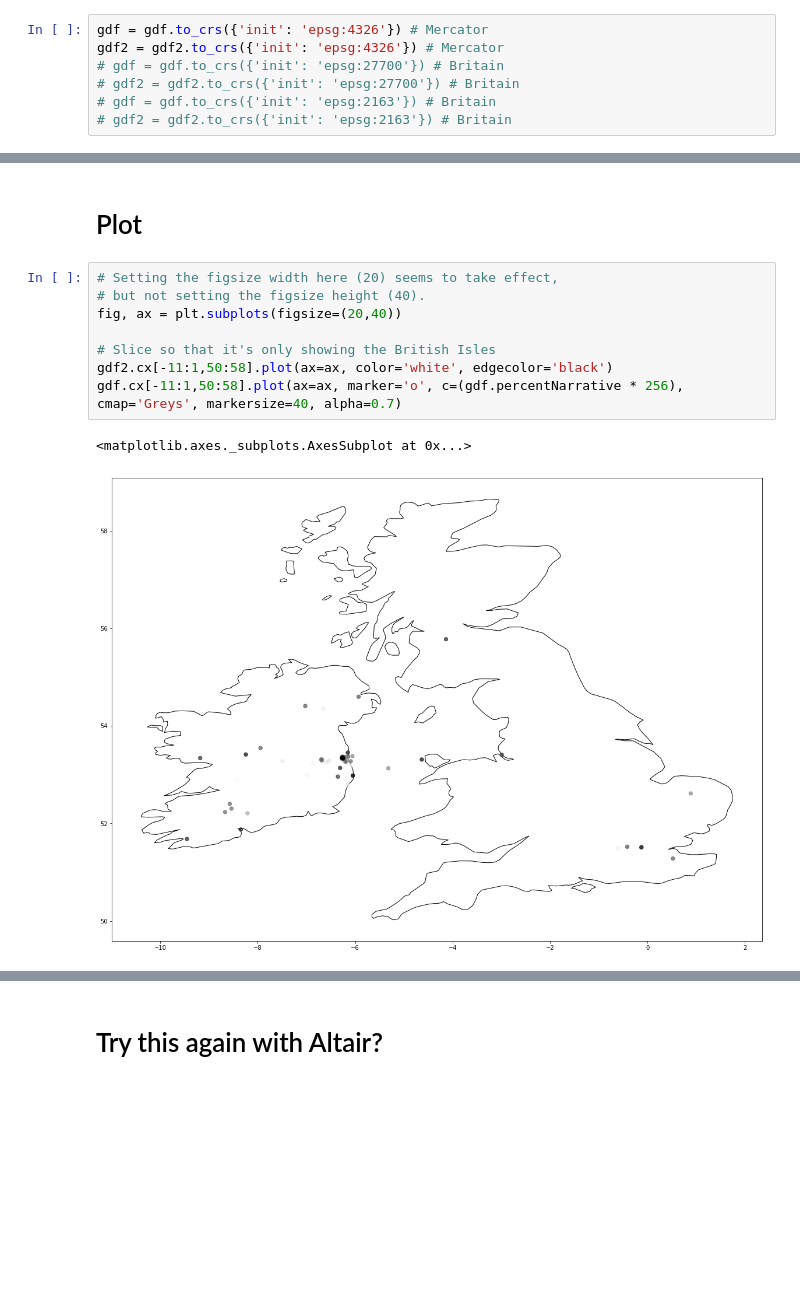
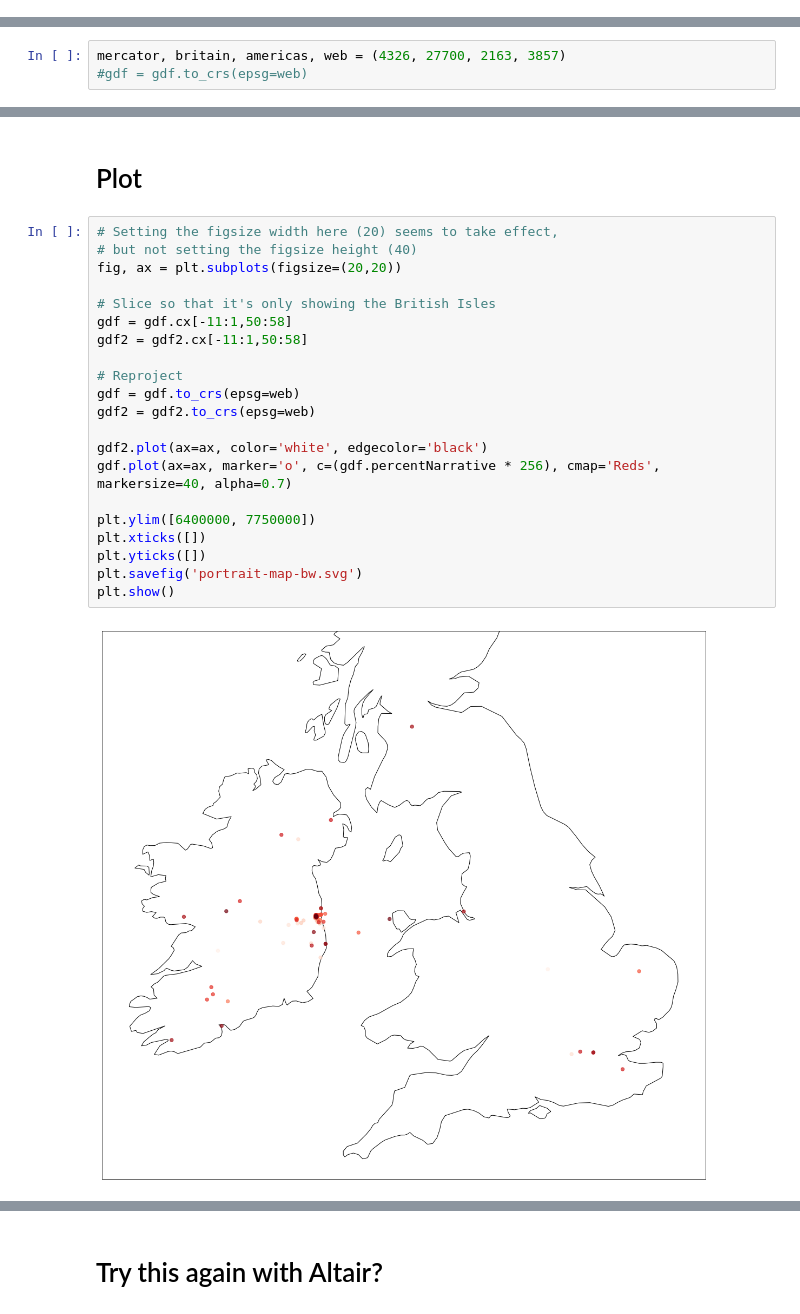
Before and after one commit to open-editions/corpus-joyce-portrait-TEI, a Jupyter notebook: analysis/analyze-geolocactions.ipynb, the cells around one changed output, grey strips where cells are left out. Saved outputs shown, nothing was run; the diff lists cells and outputs as text; blank space fills up the shorter version.

Commit message:
reproject map

```diff
--- a/analysis/analyze-geolocactions.ipynb
+++ b/analysis/analyze-geolocactions.ipynb
@@ -66,10 +66,3 @@ gdf2.head()
 gdf.crs = {'init': 'epsg:4326'}
 # gdf.crs = {'init': 'epsg:27700'}
 # gdf2.crs = {'init': 'epsg:27700'}
-# %%
-gdf = gdf.to_crs({'init': 'epsg:4326'}) # Mercator
-gdf2 = gdf2.to_crs({'init': 'epsg:4326'}) # Mercator
-# gdf = gdf.to_crs({'init': 'epsg:27700'}) # Britain
-# gdf2 = gdf2.to_crs({'init': 'epsg:27700'}) # Britain
-# gdf = gdf.to_crs({'init': 'epsg:2163'}) # Britain
-# gdf2 = gdf2.to_crs({'init': 'epsg:2163'}) # Britain
@@ -76,3 +73,6 @@ gdf2 = gdf2.to_crs({'init': 'epsg:4326'}) # Mercator
+# %%
+mercator, britain, americas, web = (4326, 27700, 2163, 3857)
+#gdf = gdf.to_crs(epsg=web)
 # %%
 gdf.crs, gdf2.crs
 # %% [output]
@@ -110,12 +104,24 @@ gdf.head()
 # Plot
 # %%
 # Setting the figsize width here (20) seems to take effect,
-# but not setting the figsize height (40).
-fig, ax = plt.subplots(figsize=(20,40))
+# but not setting the figsize height (40)
+fig, ax = plt.subplots(figsize=(20,20))
 
 # Slice so that it's only showing the British Isles
-gdf2.cx[-11:1,50:58].plot(ax=ax, color='white', edgecolor='black')
-gdf.cx[-11:1,50:58].plot(ax=ax, marker='o', c=(gdf.percentNarrative * 256), cmap='Greys', markersize=40, alpha=0.7)
+gdf = gdf.cx[-11:1,50:58]
+gdf2 = gdf2.cx[-11:1,50:58]
+
+# Reproject
+gdf = gdf.to_crs(epsg=web)
+gdf2 = gdf2.to_crs(epsg=web)
+
+gdf2.plot(ax=ax, color='white', edgecolor='black')
+gdf.plot(ax=ax, marker='o', c=(gdf.percentNarrative * 256), cmap='Reds', markersize=40, alpha=0.7)
+
+plt.ylim([6400000, 7750000])
+plt.xticks([])
+plt.yticks([])
+plt.savefig('portrait-map-bw.svg')
+plt.show()
 # %% [output]
-<matplotlib.axes._subplots.AxesSubplot at 0x...>
-[figure, old version]
+[figure, new version]
```
Also changed, not shown: parts of 5 cells of this notebook.
